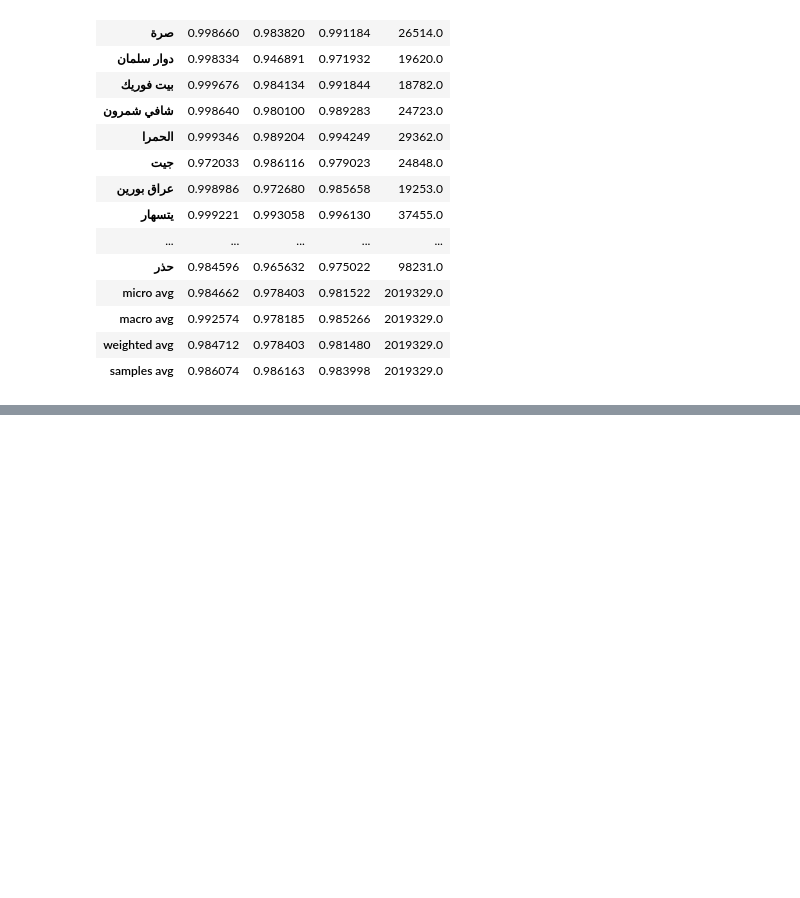
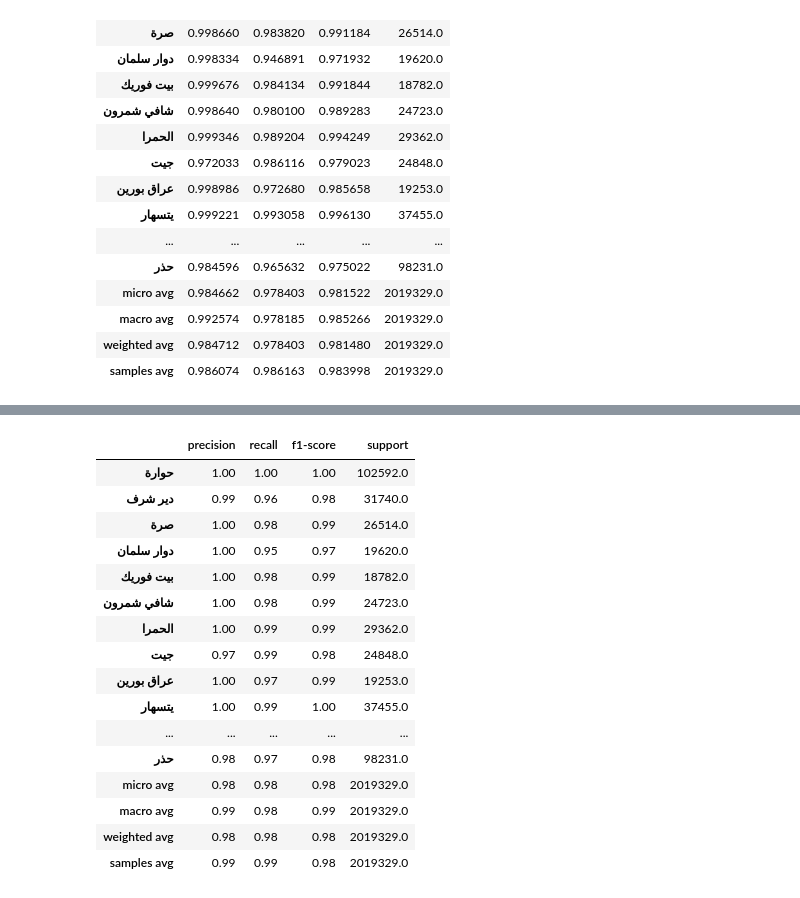
Before and after one commit to mohamadhase/RoadProject, a Jupyter notebook: Road/notebooks/finall_full_model.ipynb, the cells around one changed output, grey strips where cells are left out. Cells and saved outputs as stored; diff of their text form; code cells hidden in the pictures; blank space fills up the shorter version.

```diff
--- a/Road/notebooks/finall_full_model.ipynb
+++ b/Road/notebooks/finall_full_model.ipynb
@@ -146,8 +145,8 @@ pickle.dump(vectorizer, open(filename, 'wb'))
 # %%
 # load the model from disk
 import pickle
-model = pickle.load(open('finalized_model.sav', 'rb'))
-vectorizer = pickle.load(open('vectorizer.sav', 'rb'))
+model = pickle.load(open('../models/finalized_model.sav', 'rb'))
+vectorizer = pickle.load(open('../models/vectorizer.sav', 'rb'))
 sentance = "حوارة سال "
 sentance = remove_arabic_stop_words(sentance)
 sentance = remove_any_numbers(sentance)
@@ -159,0 +158,12 @@ array([[1, 0, 0, 0, 0, 0, 0, 0, 0, 0, 0, 0, 0, 0, 0, 0, 0, 0, 0, 0, 0, 0,
+# %%
+# Use the fitted model to make predictions on the test set
+y_pred = model.predict(X)
+
+# Generate classification report
+report = classification_report(y, y_pred, target_names=HAWAJEZ+STATUS_WORDS, output_dict=True)
+
+# Convert report to pandas DataFrame
+df_report = pd.DataFrame.from_dict(report).transpose()
+
+# Print the DataFrame
+df_report
@@ -159,0 +188,28 @@ array([[1, 0, 0, 0, 0, 0, 0, 0, 0, 0, 0, 0, 0, 0, 0, 0, 0, 0, 0, 0, 0, 0,
+# %%
+# convert any value to x.x format
+def convert_to_float(value):
+    return float("{:.2f}".format(value))
+df_report['precision'] = df_report['precision'].apply(convert_to_float)
+df_report['recall'] = df_report['recall'].apply(convert_to_float)
+df_report['f1-score'] = df_report['f1-score'].apply(convert_to_float)
+df_report['support'] = df_report['support'].apply(convert_to_float)
+# %%
+df_report
+# %% [output]
+|  | precision | recall | f1-score | support |
+| حوارة | 1.00 | 1.00 | 1.00 | 102592.0 |
+| دير شرف | 0.99 | 0.96 | 0.98 | 31740.0 |
+| صرة | 1.00 | 0.98 | 0.99 | 26514.0 |
+| دوار سلمان | 1.00 | 0.95 | 0.97 | 19620.0 |
+| بيت فوريك | 1.00 | 0.98 | 0.99 | 18782.0 |
+| شافي شمرون | 1.00 | 0.98 | 0.99 | 24723.0 |
+| الحمرا | 1.00 | 0.99 | 0.99 | 29362.0 |
+| جيت | 0.97 | 0.99 | 0.98 | 24848.0 |
+| عراق بورين | 1.00 | 0.97 | 0.99 | 19253.0 |
+| يتسهار | 1.00 | 0.99 | 1.00 | 37455.0 |
+| ... | ... | ... | ... | ... |
+| حذر | 0.98 | 0.97 | 0.98 | 98231.0 |
+| micro avg | 0.98 | 0.98 | 0.98 | 2019329.0 |
+| macro avg | 0.99 | 0.98 | 0.99 | 2019329.0 |
+| weighted avg | 0.98 | 0.98 | 0.98 | 2019329.0 |
+| samples avg | 0.99 | 0.99 | 0.98 | 2019329.0 |
```
Also changed, not shown: parts of 6 cells of this notebook, 5 other files.
